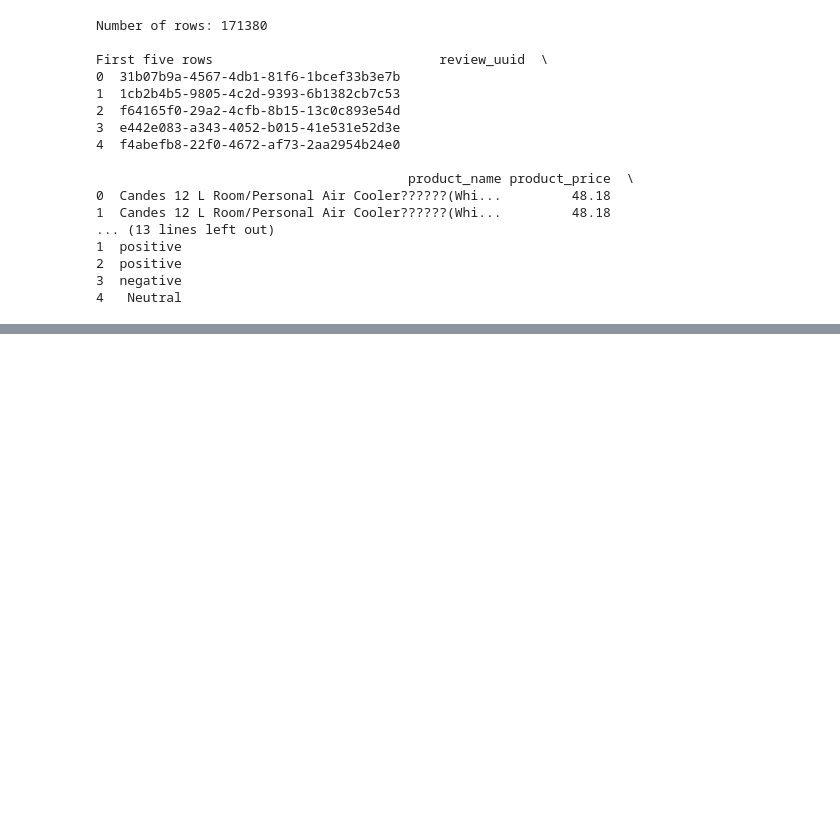
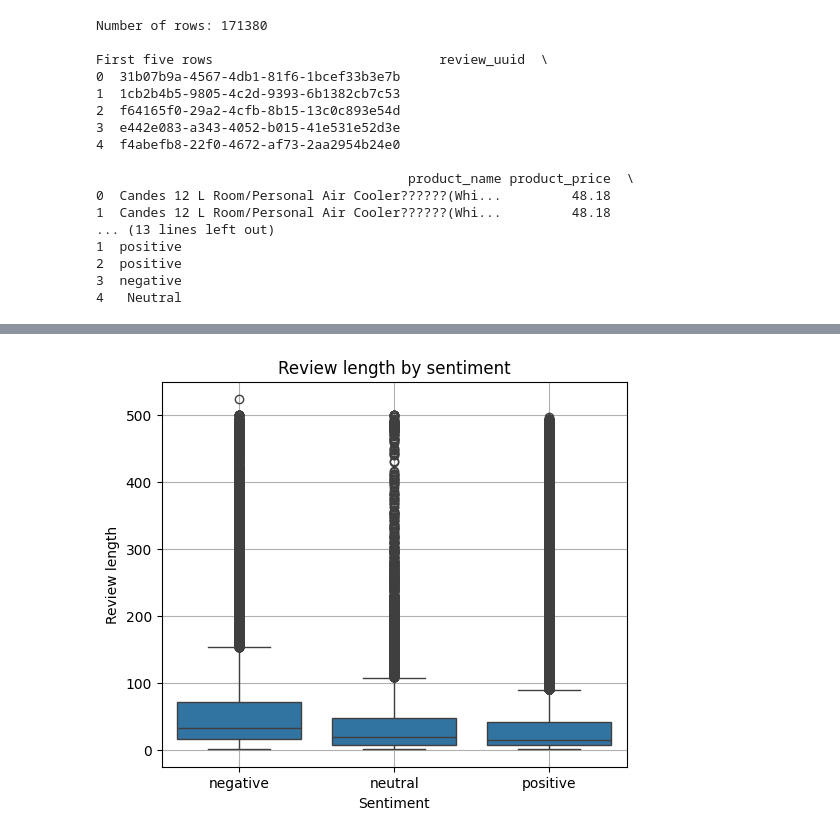
Before and after one commit to AnaP-997/product-review-project, a Jupyter notebook: notebook/product_review_analysis1.ipynb, the cells around one changed output, grey strips where cells are left out. Drawn from its saved outputs; the diff is of its cells as text; code cells hidden in the pictures; blank space fills up the shorter version.

```diff
--- a/notebook/product_review_analysis1.ipynb
+++ b/notebook/product_review_analysis1.ipynb
@@ -30,0 +323,4 @@ First five rows                             review_uuid  \
+# %%
+df['review_length']=df['review_text'].astype(str).str.len()
+print("Review length summary:\n")
+print(df['review_length'].describe())
@@ -30,0 +350,10 @@ First five rows                             review_uuid  \
+# %%
+plt.figure(figsize=(6,5))
+sns.boxplot(data=df,x='sentiment',y='review_length')
+plt.title("Review length by sentiment")
+plt.xlabel("Sentiment")
+plt.ylabel("Review length")
+plt.grid(True)
+plt.show()
+# %% [output]
+[figure, added]
```
Also changed, not shown: parts of 26 cells of this notebook.
